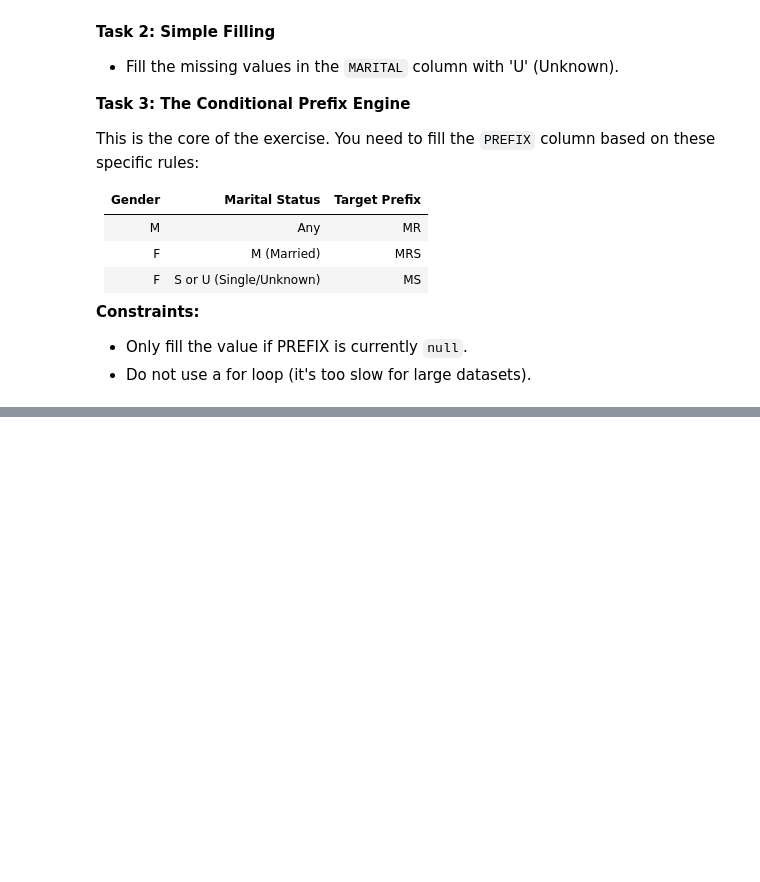
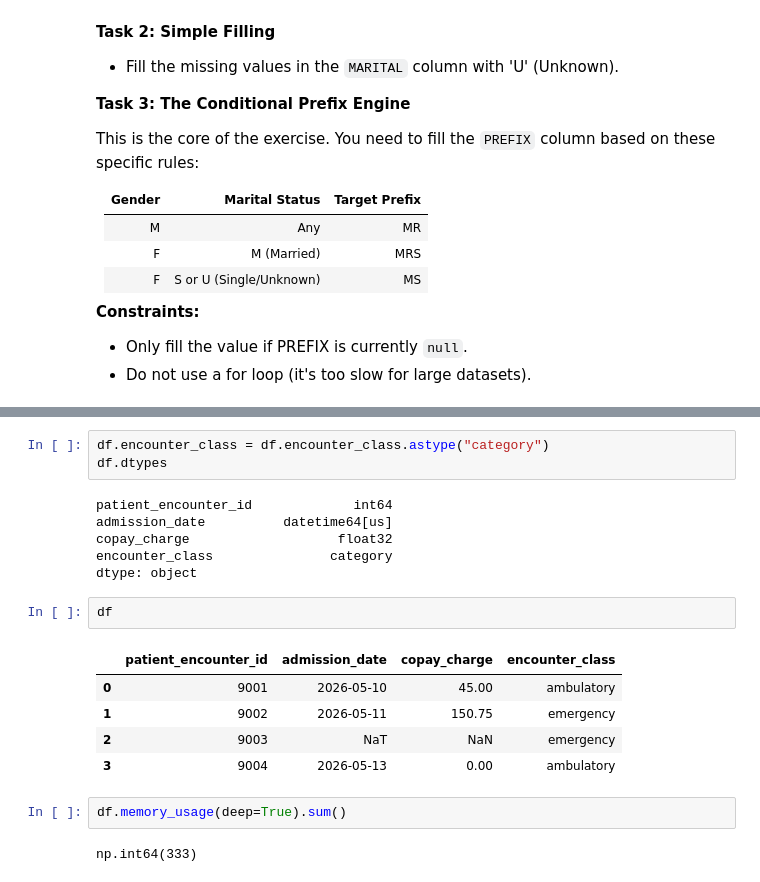
Before and after one commit to OmarInCS/python-for-data-eyadtech, a Jupyter notebook: 3_data_cleaning.ipynb, the cells around one changed output, grey strips where cells are left out. Saved outputs shown, nothing was run; the diff lists cells and outputs as text; blank space fills up the shorter version.

```diff
--- a/3_data_cleaning.ipynb
+++ b/3_data_cleaning.ipynb
@@ -194,0 +265,21 @@ This is the core of the exercise. You need to fill the `PREFIX` column based on
+# %%
+df.encounter_class = df.encounter_class.astype("category")
+df.dtypes
+# %% [output]
+patient_encounter_id             int64
+admission_date          datetime64[us]
+copay_charge                   float32
+encounter_class               category
+dtype: object
+# %%
+df
+# %% [output]
+|  | patient_encounter_id | admission_date | copay_charge | encounter_class |
+| 0 | 9001 | 2026-05-10 | 45.00 | ambulatory |
+| 1 | 9002 | 2026-05-11 | 150.75 | emergency |
+| 2 | 9003 | NaT | NaN | emergency |
+| 3 | 9004 | 2026-05-13 | 0.00 | ambulatory |
+# %%
+df.memory_usage(deep=True).sum()
+# %% [output]
+np.int64(333)
```
Also changed, not shown: parts of 11 cells of this notebook.
